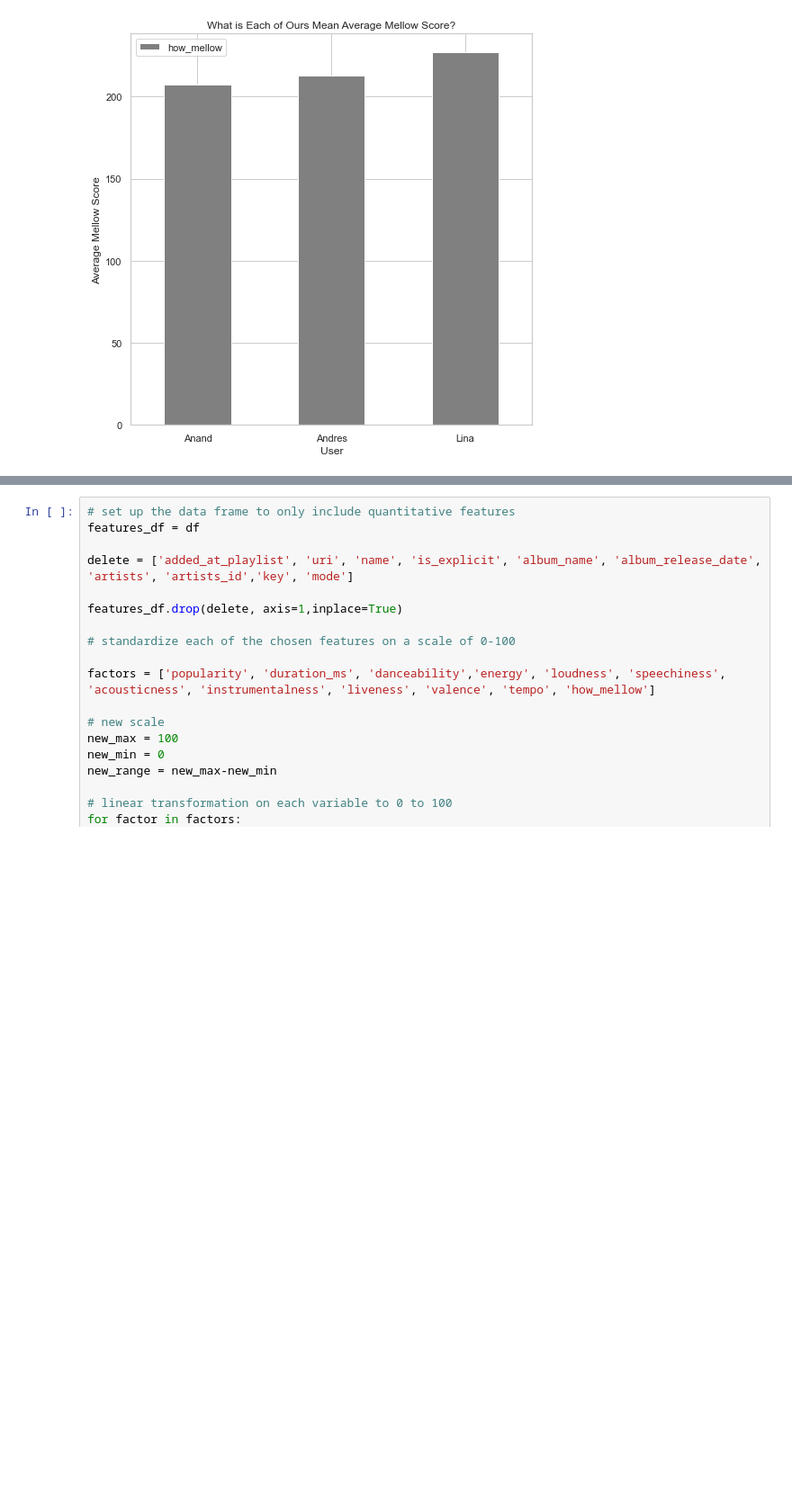
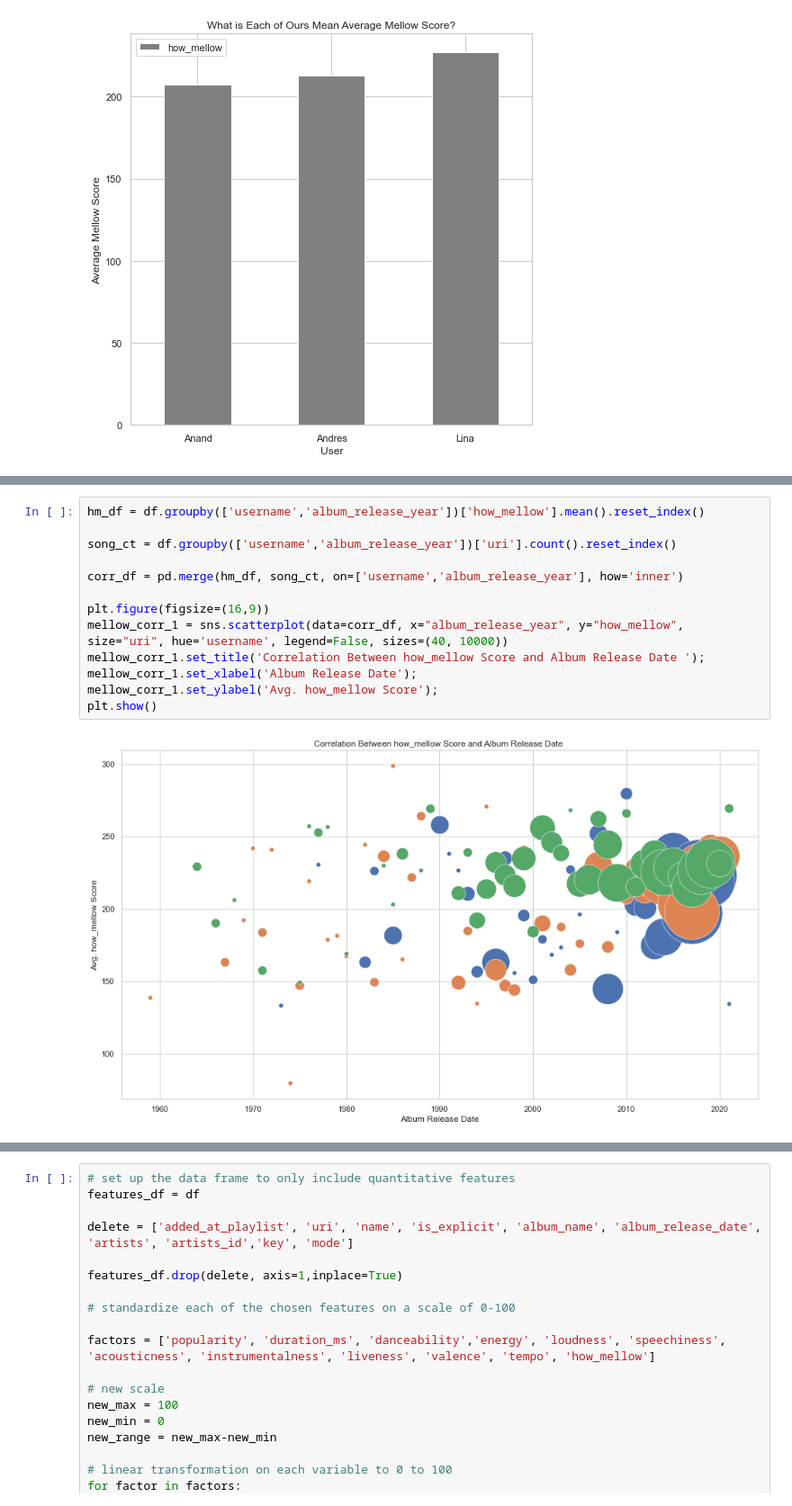
Before and after one commit to Anand-Patel-95/Pitchfork-Music-Recommender-Spotify, a Jupyter notebook: plots/Project2_EDA.ipynb, the cells around one changed output, grey strips where cells are left out. Shown: that part at 90% size. Saved outputs shown, nothing was run; the diff lists cells and outputs as text; blank space fills up the shorter version.

```diff
--- a/plots/Project2_EDA.ipynb
+++ b/plots/Project2_EDA.ipynb
@@ -263,0 +277,15 @@ mellow_corr.set_ylabel('Avg. how_mellow Score');
+# %%
+hm_df = df.groupby(['username','album_release_year'])['how_mellow'].mean().reset_index()
+
+song_ct = df.groupby(['username','album_release_year'])['uri'].count().reset_index()
+
+corr_df = pd.merge(hm_df, song_ct, on=['username','album_release_year'], how='inner')
+
+plt.figure(figsize=(16,9))
+mellow_corr_1 = sns.scatterplot(data=corr_df, x="album_release_year", y="how_mellow", size="uri", hue='username', legend=False, sizes=(40, 10000))
+mellow_corr_1.set_title('Correlation Between how_mellow Score and Album Release Date ');
+mellow_corr_1.set_xlabel('Album Release Date');
+mellow_corr_1.set_ylabel('Avg. how_mellow Score');
+plt.show()
+# %% [output]
+[figure, added]
```
Also changed, not shown: parts of 13 cells of this notebook.
